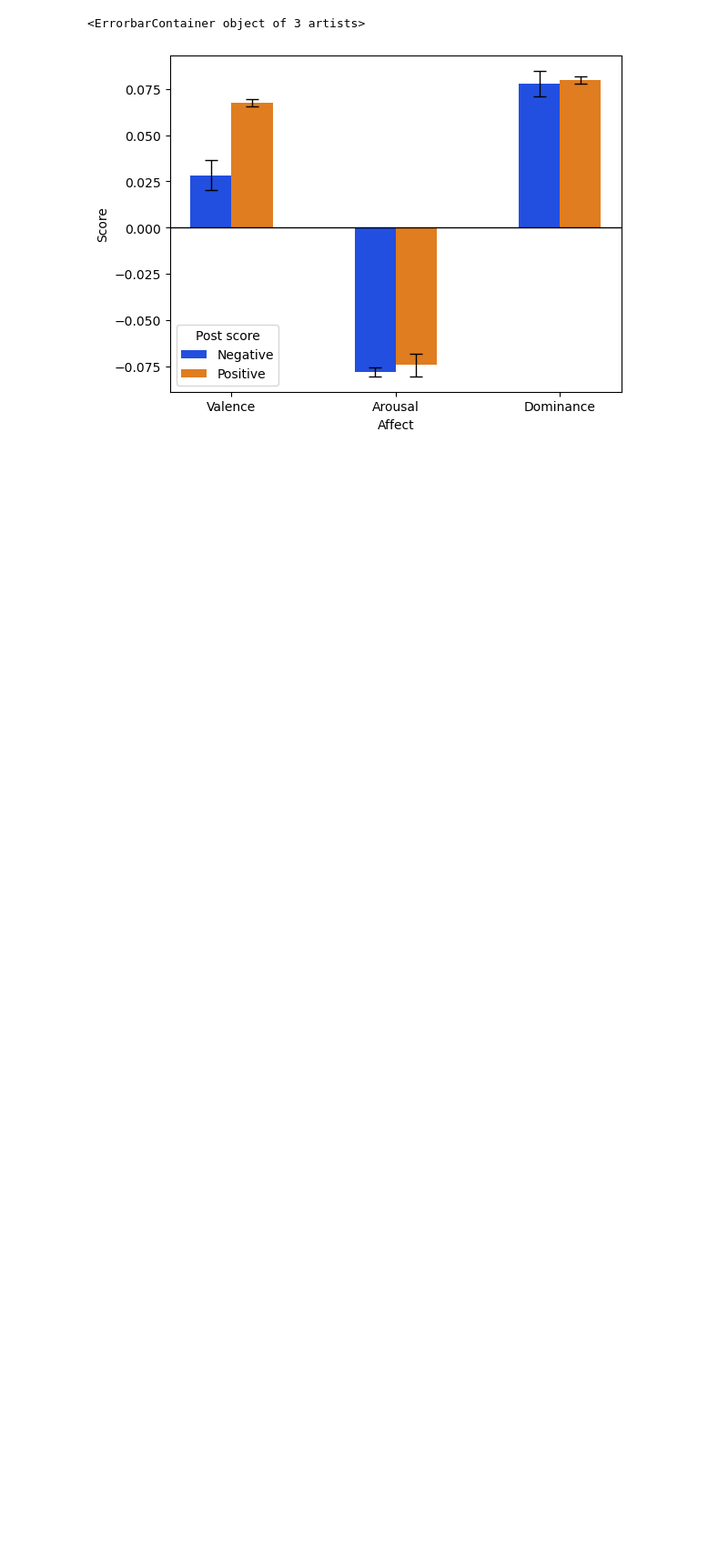
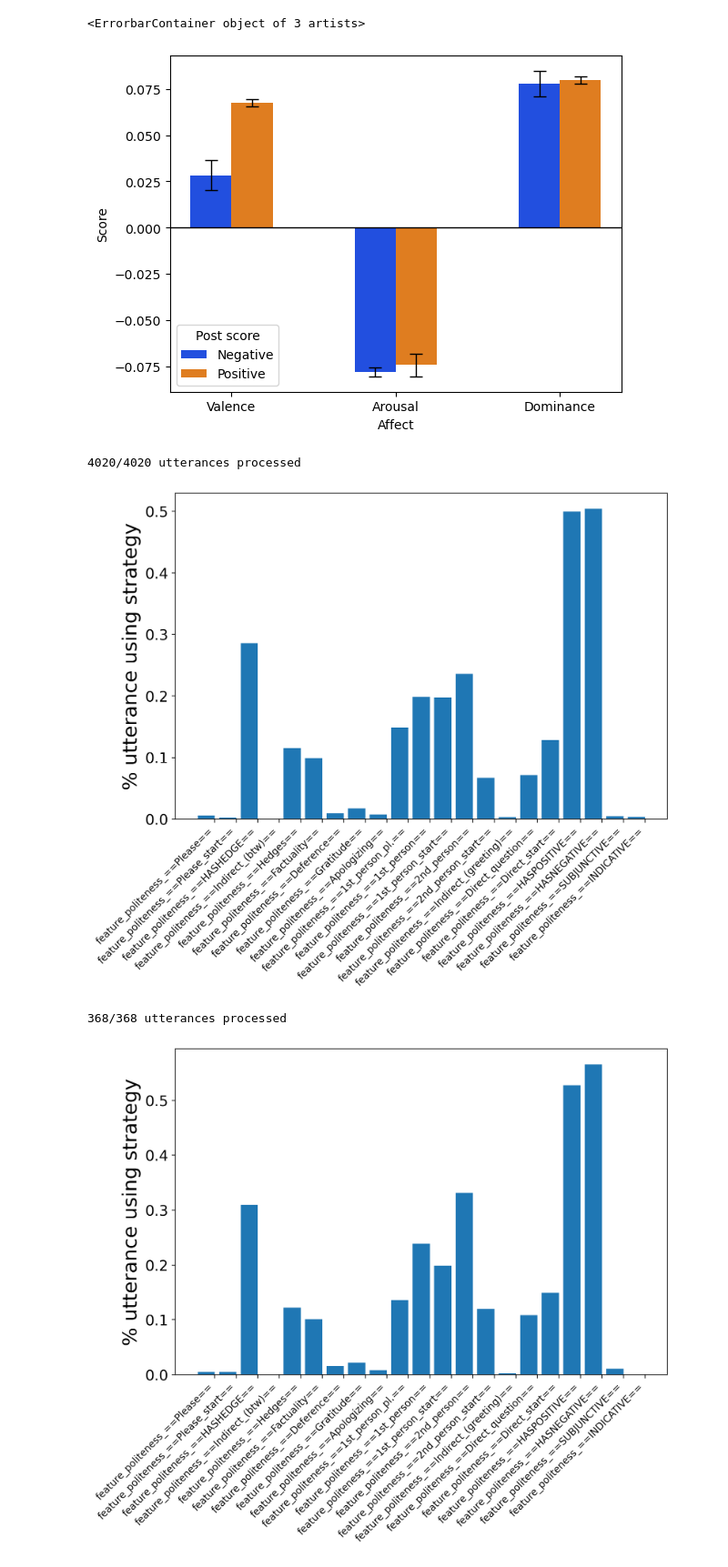
Before and after one commit to aidandeshong/AWeSoMe-starter, a Jupyter notebook: AWeSoMe_Lab_Intro.ipynb, the cells around one changed output. Shown at 91% size. Saved outputs shown, nothing was run; the diff lists cells and outputs as text; code cells hidden in the pictures; blank space fills up the shorter version.

Commit message:
politeness strats

```diff
--- a/AWeSoMe_Lab_Intro.ipynb
+++ b/AWeSoMe_Lab_Intro.ipynb
@@ -222,3 +222,8 @@ ngram zscores computed.
 1425 rows × 2 columns
 # %% [markdown]
 **Day 2:**
+# %%
+
+import spacy
+!python -m spacy download en_core_web_sm
+nlp = spacy.load("en_core_web_sm")
@@ -539,3 +441,64 @@ Requirement already satisfied: tzdata>=2022.7 in /home/ssegal/.conda/envs/summer
 Requirement already satisfied: six>=1.5 in /home/ssegal/.conda/envs/summer2025/lib/python3.13/site-packages (from python-dateutil>=2.7->matplotlib!=3.6.1,>=3.4->seaborn) (1.17.0)
 <ErrorbarContainer object of 3 artists>
 [figure]
+# %%
+pos = [utt for utt in reddit_corpus.iter_utterances() if utt.meta['subreddit']=='politics' and utt.meta['score']>0]
+neg = [utt for utt in reddit_corpus.iter_utterances() if utt.meta['subreddit']=='politics' and utt.meta['score']<0]
+
+pos_corpus = Corpus(utterances=pos)
+neg_corpus = Corpus(utterances=neg)
+# %%
+import spacy
+from convokit import Corpus, Speaker, Utterance
+from convokit import download
+from convokit import TextParser
+from convokit import PolitenessStrategies
+spacy_nlp = spacy.load('en_core_web_sm', disable=['ner'])
+
+pos_parser = TextParser(verbosity=10000)
+pos_corpus = pos_parser.transform(pos_corpus)
+ps = PolitenessStrategies()
+pos_corpus = ps.transform(pos_corpus, markers=True)
+pos_data = ps.summarize(pos_corpus, plot=True)
+
+neg_parser = TextParser(verbosity=10000)
+neg_corpus = neg_parser.transform(neg_corpus)
+neg_corpus = ps.transform(neg_corpus, markers=True)
+neg_data = ps.summarize(neg_corpus, plot=True)
+
+
+""""
+
+spacy_nlp = spacy.load('en_core_web_sm', disable=['ner'])
+query3 = lambda x : x.meta['subreddit'] == 'politics'
+
+parser = TextParser(verbosity=1000, input_filter=query3)
+reddit_corpus = parser.transform(reddit_corpus)
+
+ps = PolitenessStrategies()
+reddit_corpus = ps.transform(reddit_corpus, markers=True, selector=query3)
+query1 = lambda x : x.meta['subreddit'] == 'politics' and x.meta['score']>0
+
+query2 = lambda x : x.meta['subreddit'] == 'politics' and x.meta['score']<0
+
+round(upvoted - downvoted, 2)
+
+import pandas as pd
+
+p_df_feat = ps._get_feat_df(reddit_corpus, query1)
+p_df_numeric = p_df_feat.select_dtypes(include='number')
+p_proportions = p_df_numeric.sum(axis=0) * 297132 / (len(p_df_numeric) * 4020)
+p_proportions.plot(kind='bar')
+
+
+n_df_feat = ps._get_feat_df(reddit_corpus, query1)
+n_df_numeric = n_df_feat.select_dtypes(include='number')
+n_proportions = n_df_numeric.sum(axis=0) * 297132 / (len(n_df_numeric) * 368)
+n_proportions.plot(kind='bar')
+
+"""
+# %% [output]
+4020/4020 utterances processed
+[figure, added]
+368/368 utterances processed
+[figure, added]
```
Also changed, not shown: parts of 9 cells of this notebook.
